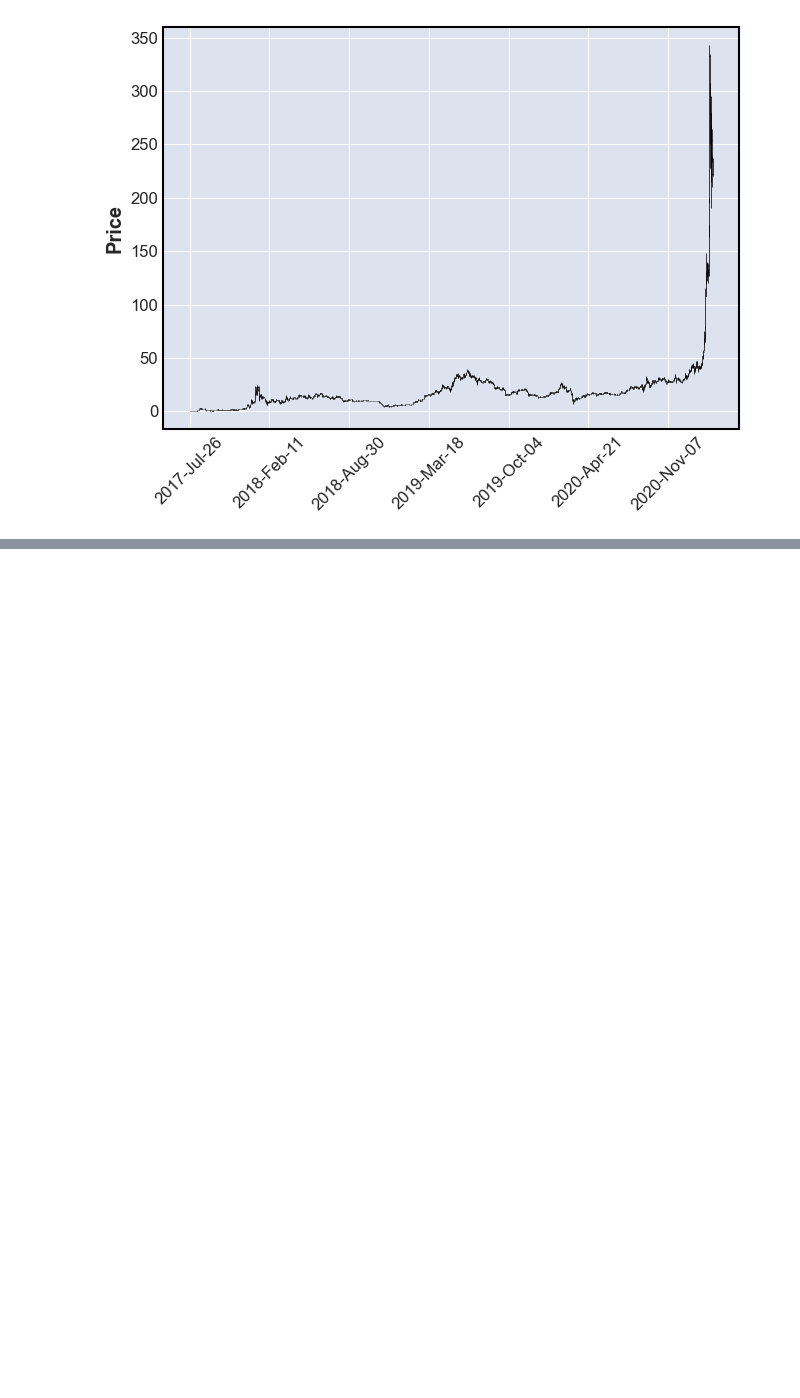
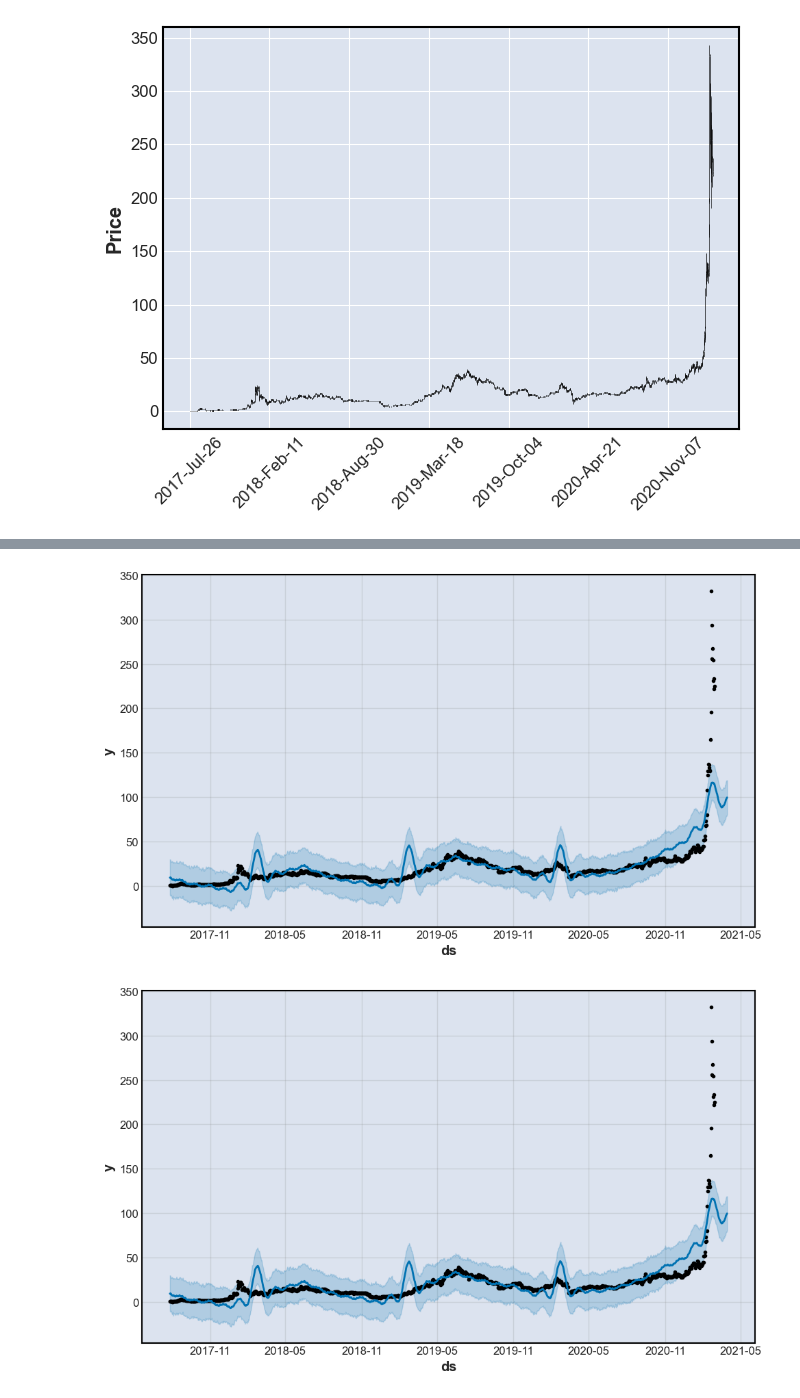
Before and after one commit to ArtTucker/crypto_prices_ML, a Jupyter notebook: preprocessing/by_coin/binance_preprocessing.ipynb, the cells around one changed output, grey strips where cells are left out. Drawn from its saved outputs; the diff is of its cells as text; code cells hidden in the pictures; blank space fills up the shorter version.

```diff
--- a/preprocessing/by_coin/binance_preprocessing.ipynb
+++ b/preprocessing/by_coin/binance_preprocessing.ipynb
@@ -138,0 +142,11 @@ mpf.plot(temp_bnb_df)
+# %%
+INPUT_FILE = "coin_BinanceCoin.csv"
+
+price_predict_df = pd.read_csv("../../resources/prices/" + INPUT_FILE, parse_dates=['Date'], usecols=["Date", "Close"])
+price_predict_df.columns = ["ds", "y"]
+
+m = Prophet()
+m.fit(price_predict_df);
+future = m.make_future_dataframe(periods=30)
+forecast = m.predict(future)
+forecast[['ds', 'yhat', 'yhat_lower', 'yhat_upper']].tail()
@@ -138,0 +161,5 @@ mpf.plot(temp_bnb_df)
+# %%
+m.plot(forecast)
+# %% [output]
+[figure, added]
+[figure, added]
```
Also changed, not shown: parts of 9 cells of this notebook.
